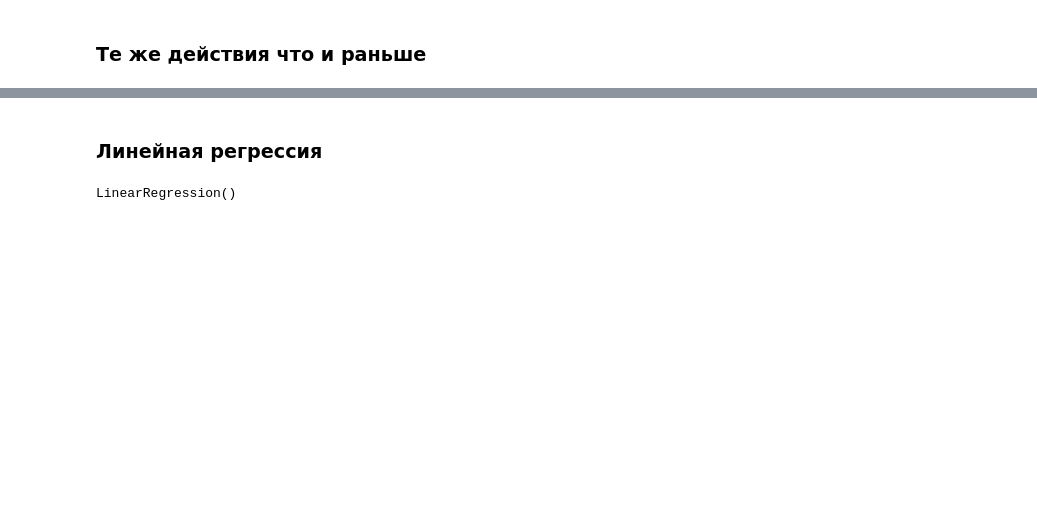
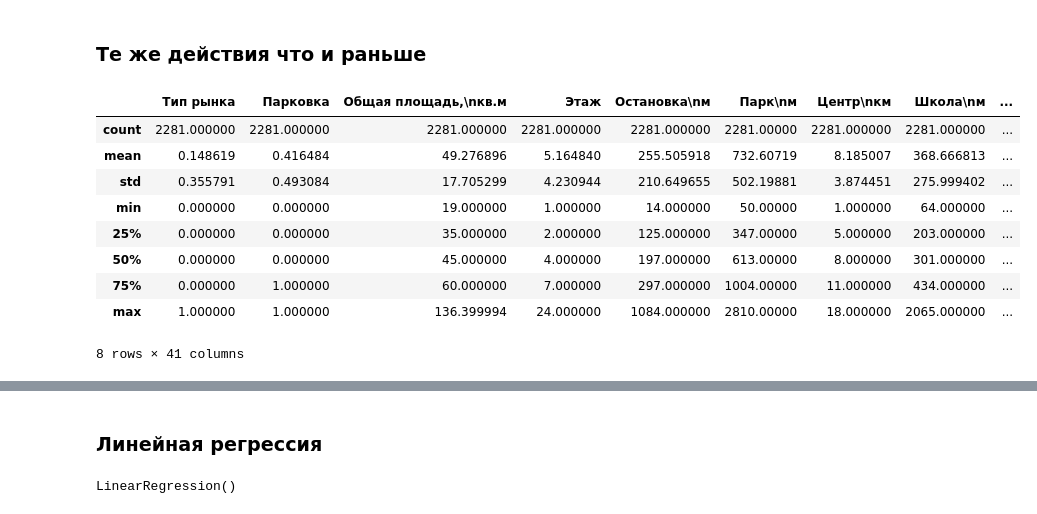
Before and after one commit to ITrickStar/RegressionAnalysis, a Jupyter notebook: report3.ipynb, the cells around one changed output, grey strips where cells are left out. Cells and saved outputs as stored; diff of their text form; code cells hidden in the pictures; blank space fills up the shorter version.

```diff
--- a/report3.ipynb
+++ b/report3.ipynb
@@ -77,7 +77,19 @@ data = reform_data(dataset)
 # %%
 # index = data[data['Тип рынка'] == 0].index
 # data.drop(index, inplace=True)
 # data
+data.describe()
+# %% [output]
+|  | Тип рынка | Парковка | Общая площадь,\nкв.м | Этаж | Остановка\nм | Парк\nм | Центр\nкм | Школа\nм | ... |
+| count | 2281.000000 | 2281.000000 | 2281.000000 | 2281.000000 | 2281.000000 | 2281.00000 | 2281.000000 | 2281.000000 | ... |
+| mean | 0.148619 | 0.416484 | 49.276896 | 5.164840 | 255.505918 | 732.60719 | 8.185007 | 368.666813 | ... |
+| std | 0.355791 | 0.493084 | 17.705299 | 4.230944 | 210.649655 | 502.19881 | 3.874451 | 275.999402 | ... |
+| min | 0.000000 | 0.000000 | 19.000000 | 1.000000 | 14.000000 | 50.00000 | 1.000000 | 64.000000 | ... |
+| 25% | 0.000000 | 0.000000 | 35.000000 | 2.000000 | 125.000000 | 347.00000 | 5.000000 | 203.000000 | ... |
+| 50% | 0.000000 | 0.000000 | 45.000000 | 4.000000 | 197.000000 | 613.00000 | 8.000000 | 301.000000 | ... |
+| 75% | 0.000000 | 1.000000 | 60.000000 | 7.000000 | 297.000000 | 1004.00000 | 11.000000 | 434.000000 | ... |
+| max | 1.000000 | 1.000000 | 136.399994 | 24.000000 | 1084.000000 | 2810.00000 | 18.000000 | 2065.000000 | ... |
+8 rows × 41 columns
 # %%
 from sklearn.model_selection import train_test_split
 
```
Also changed, not shown: parts of 17 cells of this notebook, 1 other file.
